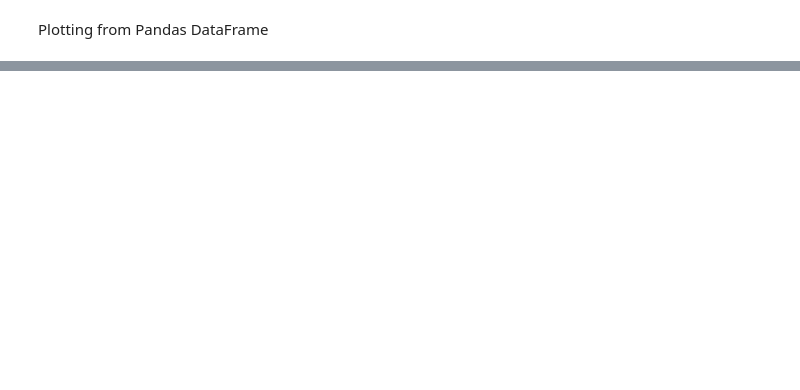
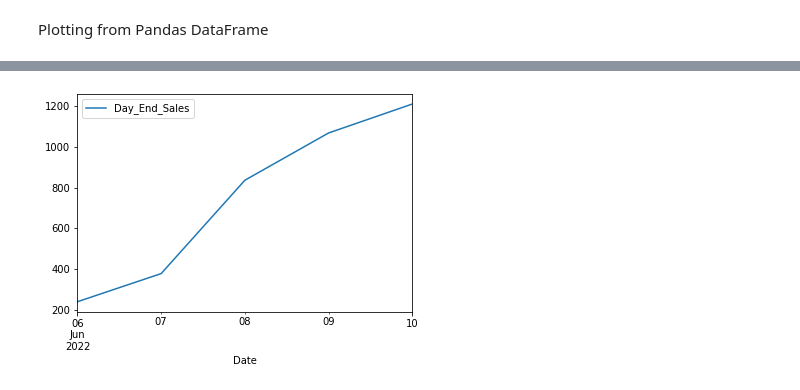
Before and after one commit to necromancer143/project, a Jupyter notebook: Pratyush/Untitled0.ipynb, the cells around one changed output, grey strips where cells are left out. Saved outputs shown, nothing was run; the diff lists cells and outputs as text; code cells hidden in the pictures; blank space fills up the shorter version.

```diff
--- a/Pratyush/Untitled0.ipynb
+++ b/Pratyush/Untitled0.ipynb
@@ -505,2 +505,8 @@ ax4.hist(np.random.random(1000));
 # %% [markdown]
 Plotting from Pandas DataFrame
+# %%
+#To arrange the date in a sequential order, find CUMMULATIVE SUM
+weekly_sales["Date"] = pd.date_range("6/6/2022", periods=len(weekly_sales))
+weekly_sales
+weekly_sales["Day_End_Sales"] = weekly_sales["Total($)"].astype(int).cumsum()
+weekly_sales
@@ -506,0 +520,5 @@ Plotting from Pandas DataFrame
+# %%
+#Plot the graph
+weekly_sales.plot(x="Date", y="Day_End_Sales");
+# %% [output]
+[figure, added]
```
Also changed, not shown: parts of 3 cells of this notebook.
